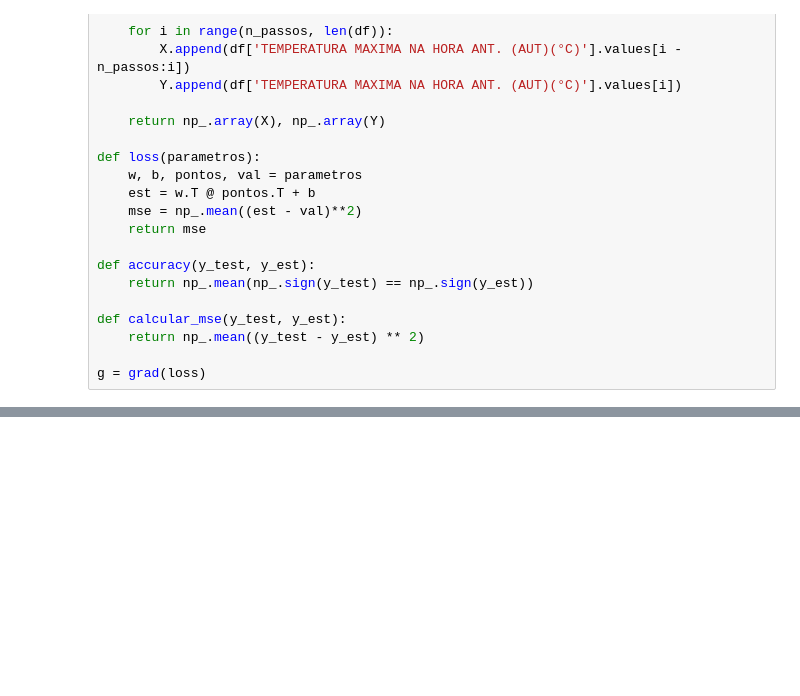
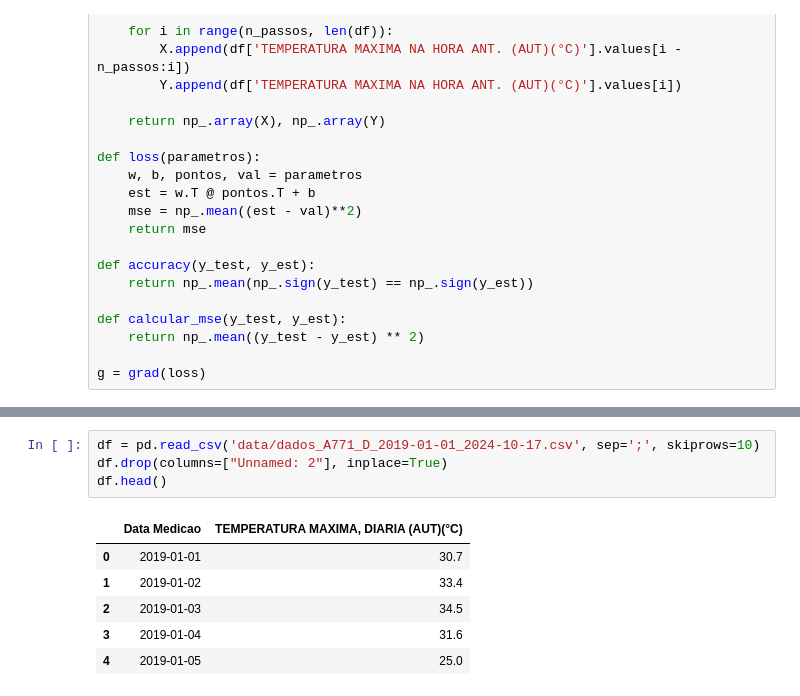
Before and after one commit to Joao-Pedro-Queiroz/Preditor, a Jupyter notebook: projeto.ipynb, the cells around one changed output, grey strips where cells are left out. Drawn from its saved outputs; the diff is of its cells as text; blank space fills up the shorter version.

```diff
--- a/projeto.ipynb
+++ b/projeto.ipynb
@@ -96,3 +96,14 @@ plt.show()
 Acurácia: 1.0
 Erro Quadrático Médio (MSE): 0.9662470923671604
 [figure]
+# %%
+df = pd.read_csv('data/dados_A771_D_2019-01-01_2024-10-17.csv', sep=';', skiprows=10)
+df.drop(columns=["Unnamed: 2"], inplace=True)
+df.head()
+# %% [output]
+|  | Data Medicao | TEMPERATURA MAXIMA, DIARIA (AUT)(°C) |
+| 0 | 2019-01-01 | 30.7 |
+| 1 | 2019-01-02 | 33.4 |
+| 2 | 2019-01-03 | 34.5 |
+| 3 | 2019-01-04 | 31.6 |
+| 4 | 2019-01-05 | 25.0 |
```
Also changed, not shown: parts of 3 cells of this notebook, 1 other file.
